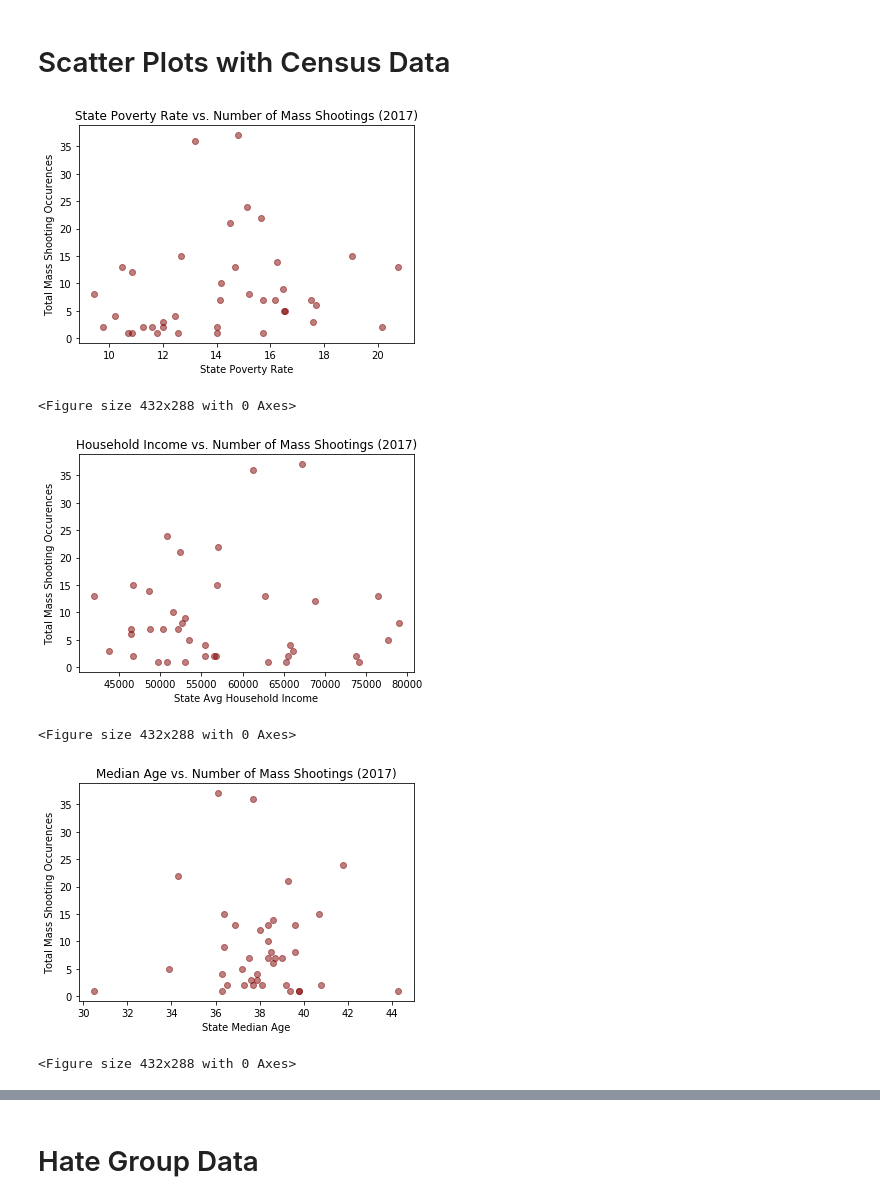
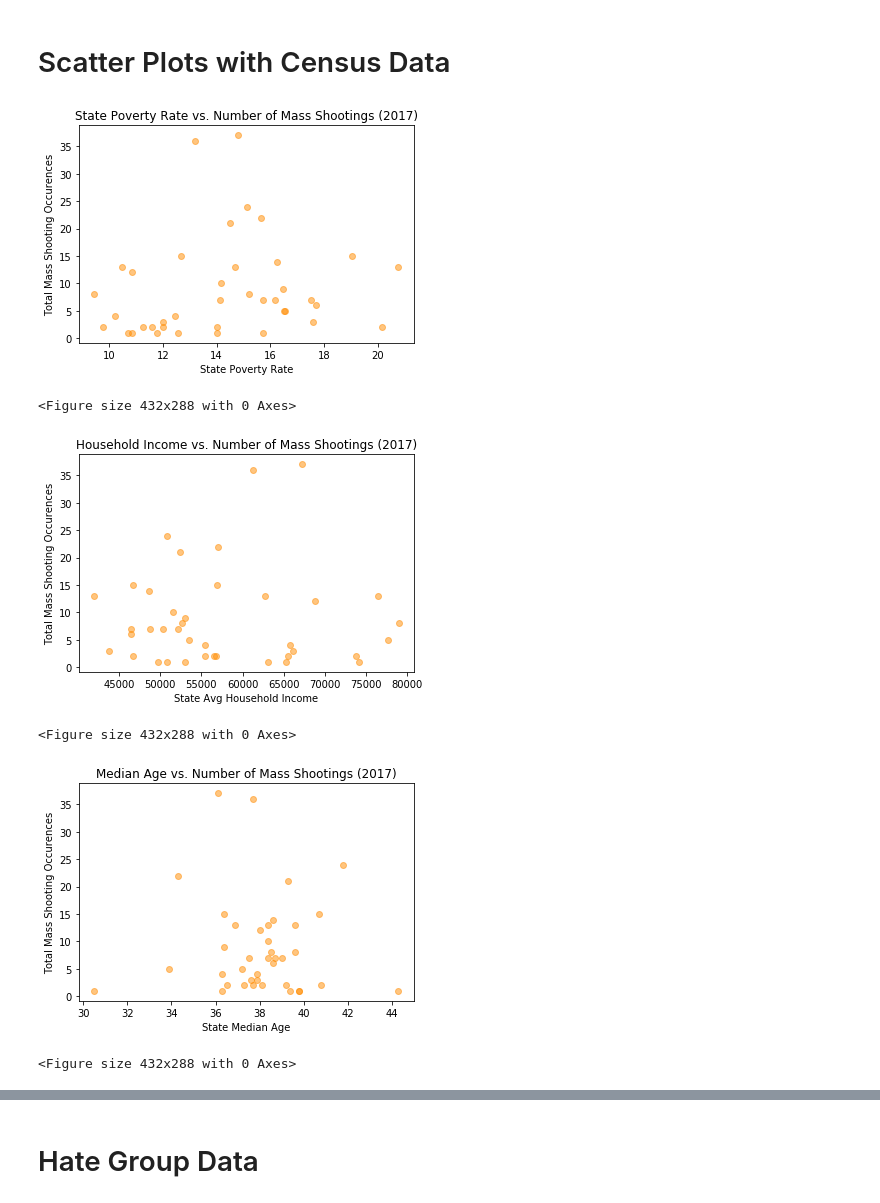
Before and after one commit to lprymak/Project1, a Jupyter notebook: Final_Data_Analysis.ipynb, the cells around one changed output, grey strips where cells are left out. Saved outputs shown, nothing was run; the diff lists cells and outputs as text; code cells hidden in the pictures.

```diff
--- a/Final_Data_Analysis.ipynb
+++ b/Final_Data_Analysis.ipynb
@@ -186,19 +187,19 @@ fig
 # Scatter Plots with Census Data
 # %%
 #Poverty Rates
-plt.scatter(merged_2017['Poverty Rates'], merged_2017['Mass Shooting Count'], alpha=0.5, color = 'maroon')
+plt.scatter(merged_2017['Poverty Rates'], merged_2017['Mass Shooting Count'], alpha=0.5, color = 'darkorange')
 plt.xlabel('State Poverty Rate')
 plt.title("State Poverty Rate vs. Number of Mass Shootings (2017)")
 plt.ylabel('Total Mass Shooting Occurences')
 plt.show()
 
 plt.savefig("Plots/Poverty_Rate.png")
 # %% [output]
-[figure, old version]
+[figure, new version]
 <Figure size 432x288 with 0 Axes>
 # %%
 #Household Income
-plt.scatter(merged_2017['Household Income'], merged_2017['Mass Shooting Count'], alpha=0.5, color = 'maroon')
+plt.scatter(merged_2017['Household Income'], merged_2017['Mass Shooting Count'], alpha=0.5, color = 'darkorange')
 plt.xlabel('State Avg Household Income')
 plt.title("Household Income vs. Number of Mass Shootings (2017)")
 plt.ylabel('Total Mass Shooting Occurences')
@@ -206,11 +207,11 @@ plt.show()
 
 plt.savefig('Plots/Household_Income.png')
 # %% [output]
-[figure, old version]
+[figure, new version]
 <Figure size 432x288 with 0 Axes>
 # %%
 #Median Age
-plt.scatter(merged_2017['Median Age'], merged_2017['Mass Shooting Count'], alpha=0.5, color = 'maroon')
+plt.scatter(merged_2017['Median Age'], merged_2017['Mass Shooting Count'], alpha=0.5, color = 'darkorange')
 plt.xlabel('State Median Age')
 plt.title("Median Age vs. Number of Mass Shootings (2017)")
 plt.ylabel('Total Mass Shooting Occurences')
@@ -218,7 +219,7 @@ plt.show()
 
 plt.savefig('Plots/Median_Age.png')
 # %% [output]
-[figure, old version]
+[figure, new version]
 <Figure size 432x288 with 0 Axes>
 # %%
 #Per Capita Income
```
Also changed, not shown: parts of 10 cells of this notebook, 1 other file.
